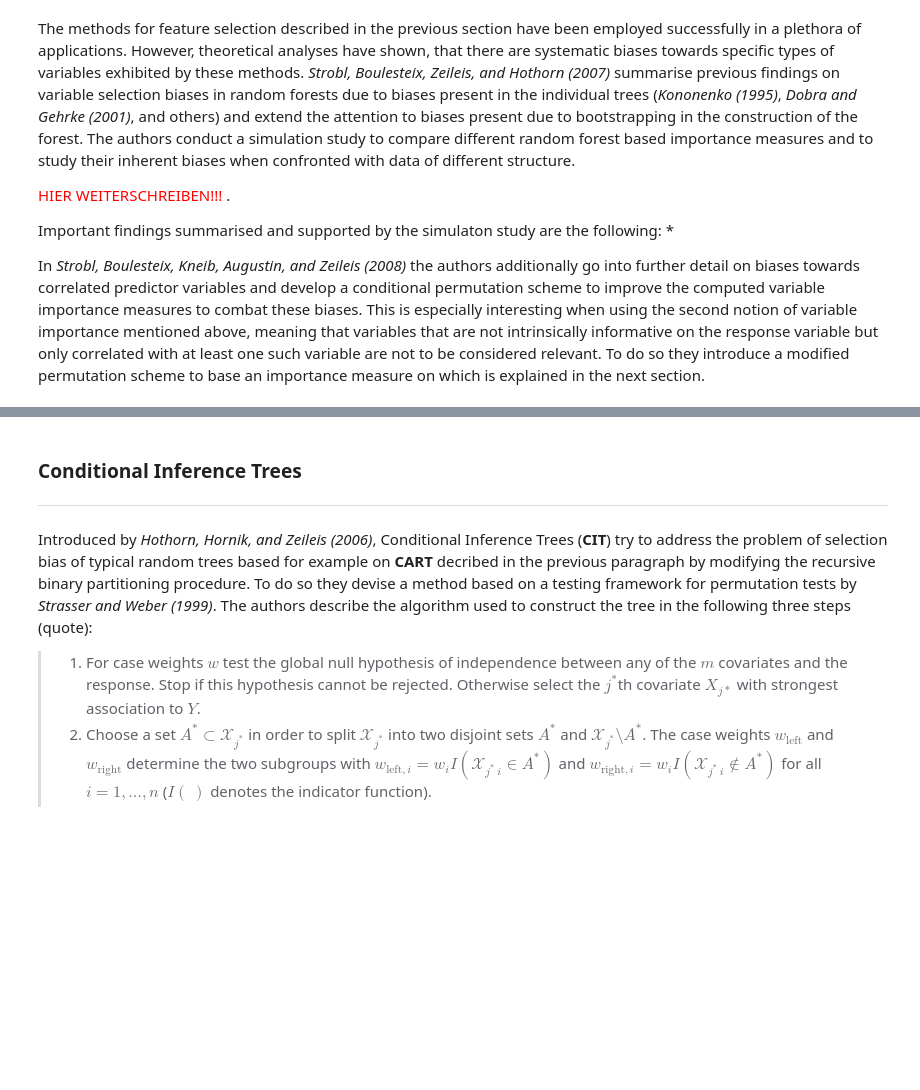
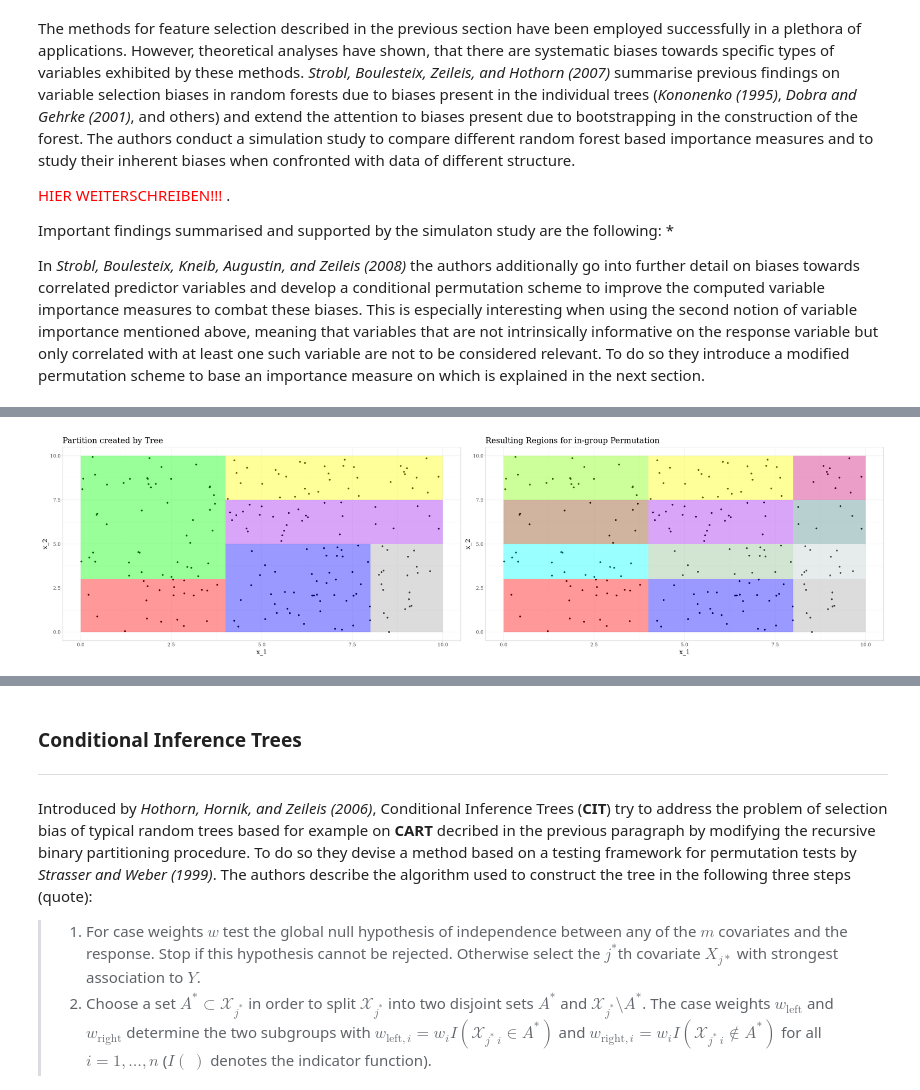
Before and after one commit to JakobJuergens/Random_Forest_VarImp, a Jupyter notebook: Project_Main.ipynb, the cells around one changed output, grey strips where cells are left out. Cells and saved outputs as stored; diff of their text form; code cells hidden in the pictures; blank space fills up the shorter version.

```diff
--- a/Project_Main.ipynb
+++ b/Project_Main.ipynb
@@ -258,0 +291,5 @@ As
+# %%
+source("Visualizations.R")
+CVI_vis()
+# %% [output]
+[figure, added]
```
Also changed, not shown: parts of 14 cells of this notebook, 1 other file.
